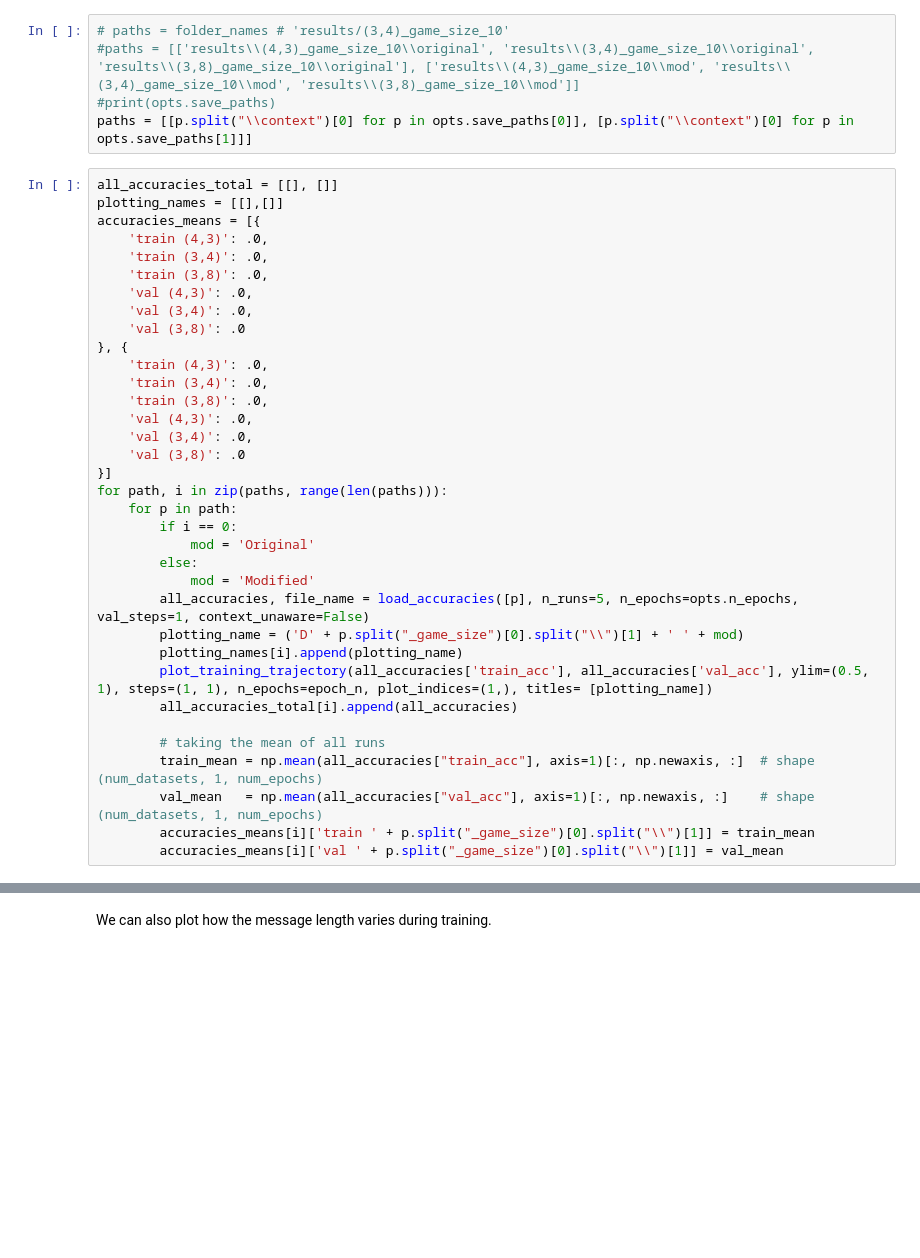
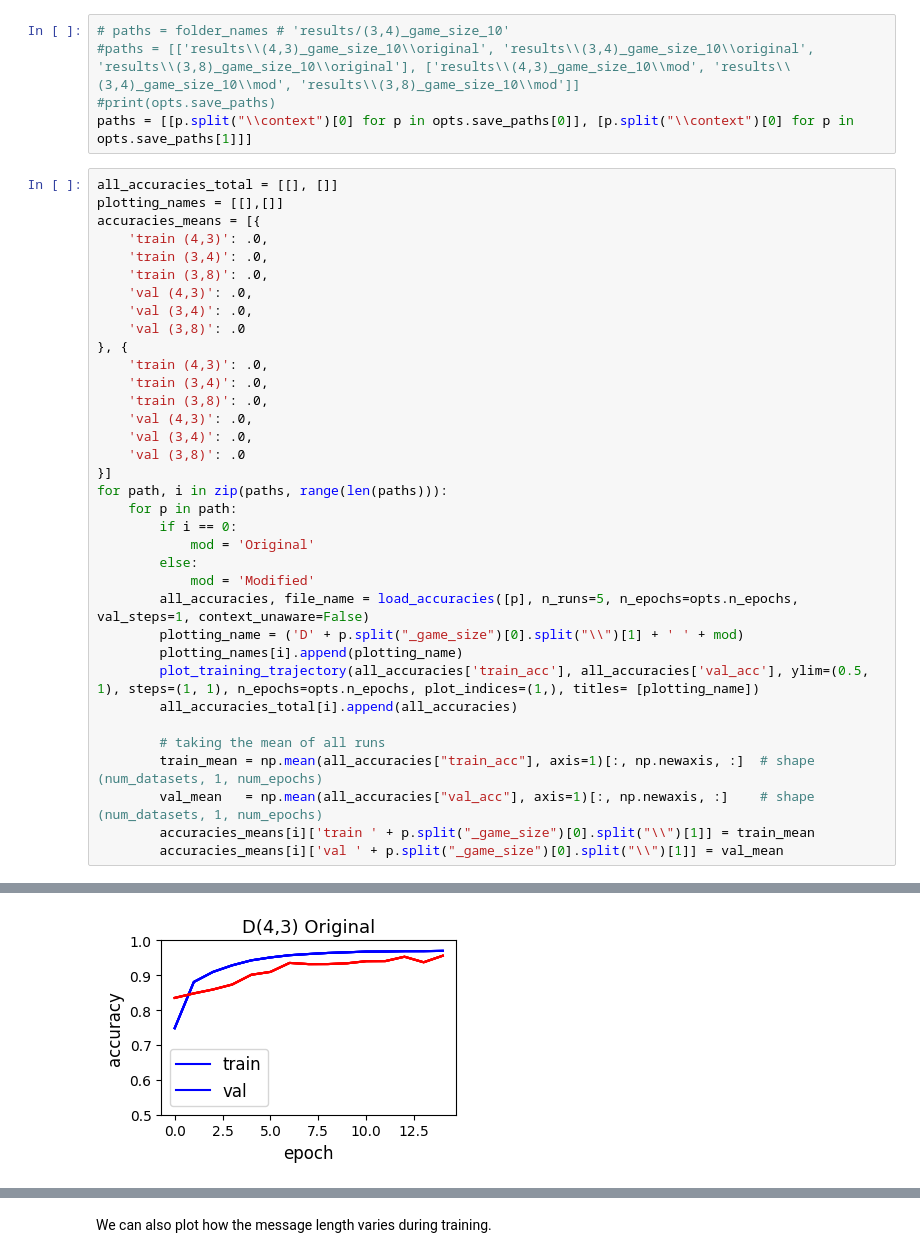
Before and after one commit to IgnacioSanhuezaZ/tutorial-emergent-abstractions_missunderstandings, a Jupyter notebook: tutorial.ipynb, the cells around one changed output, grey strips where cells are left out. Drawn from its saved outputs; the diff is of its cells as text; blank space fills up the shorter version.

```diff
--- a/tutorial.ipynb
+++ b/tutorial.ipynb
@@ -425,7 +436,7 @@ for path, i in zip(paths, range(len(paths))):
         all_accuracies, file_name = load_accuracies([p], n_runs=5, n_epochs=opts.n_epochs, val_steps=1, context_unaware=False)
         plotting_name = ('D' + p.split("_game_size")[0].split("\\")[1] + ' ' + mod)
         plotting_names[i].append(plotting_name)
-        plot_training_trajectory(all_accuracies['train_acc'], all_accuracies['val_acc'], ylim=(0.5, 1), steps=(1, 1), n_epochs=epoch_n, plot_indices=(1,), titles= [plotting_name])
+        plot_training_trajectory(all_accuracies['train_acc'], all_accuracies['val_acc'], ylim=(0.5, 1), steps=(1, 1), n_epochs=opts.n_epochs, plot_indices=(1,), titles= [plotting_name])
         all_accuracies_total[i].append(all_accuracies)
 
         # taking the mean of all runs
@@ -433,3 +444,4 @@ for path, i in zip(paths, range(len(paths))):
         val_mean   = np.mean(all_accuracies["val_acc"], axis=1)[:, np.newaxis, :]    # shape (num_datasets, 1, num_epochs)
         accuracies_means[i]['train ' + p.split("_game_size")[0].split("\\")[1]] = train_mean
         accuracies_means[i]['val ' + p.split("_game_size")[0].split("\\")[1]] = val_mean
+# %% [output]
@@ -435,0 +465 @@ for path, i in zip(paths, range(len(paths))):
+[figure, added]
```
Also changed, not shown: parts of 4 cells of this notebook.
